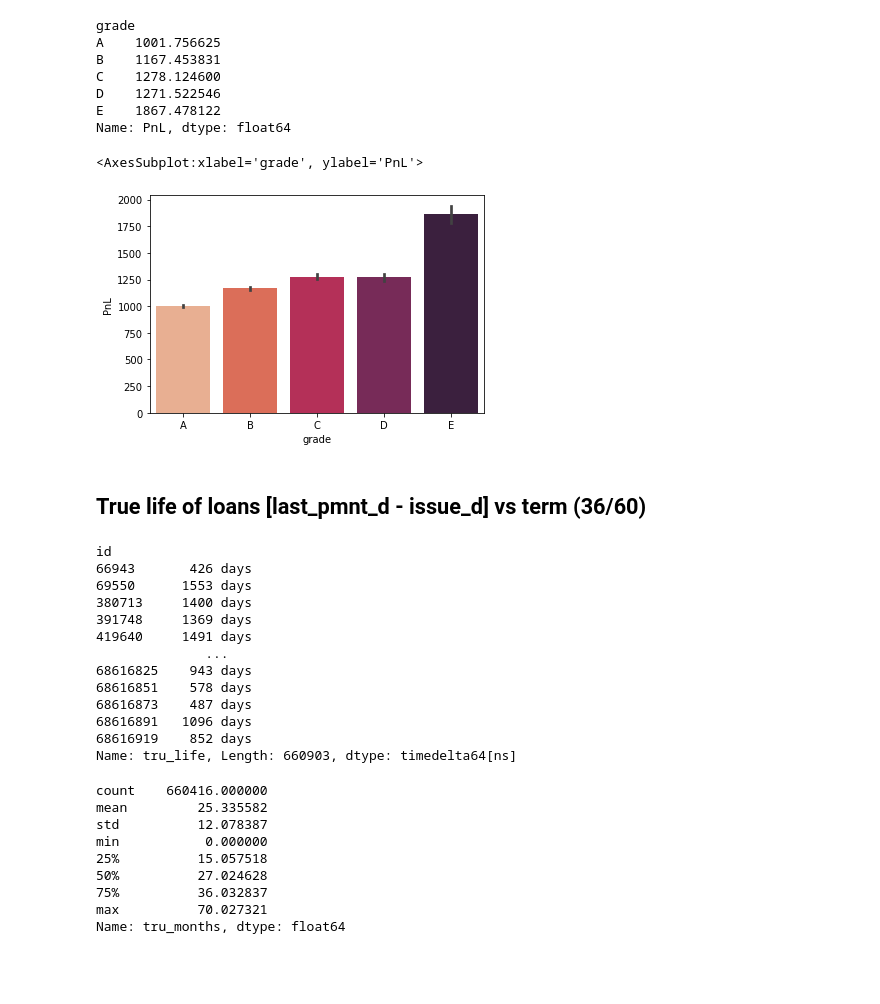
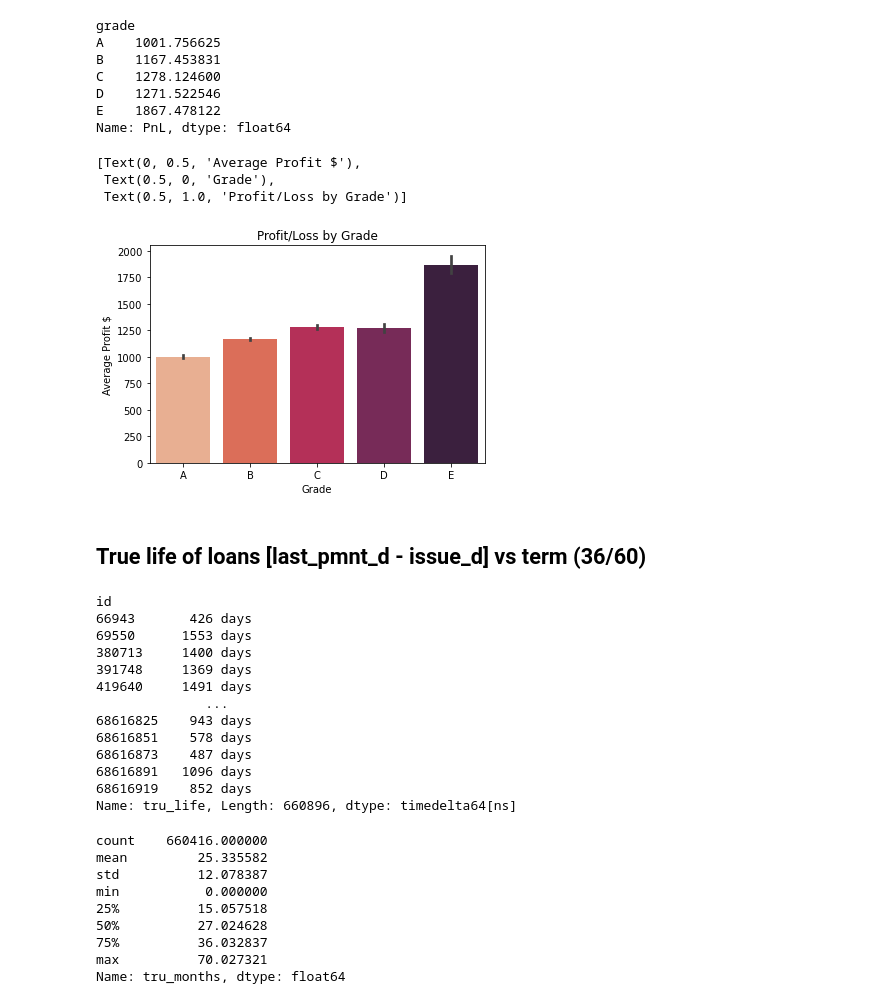
Before and after one commit to DPWasserman/lending-club, a Jupyter notebook: EDA/JJ_EDA_Visualization_collab (1).ipynb, the cells around one changed output. Drawn from its saved outputs; the diff is of its cells as text; code cells hidden in the pictures; blank space fills up the shorter version.

```diff
--- a/EDA/JJ_EDA_Visualization_collab (1).ipynb
+++ b/EDA/JJ_EDA_Visualization_collab (1).ipynb
@@ -10,5 +10,5 @@ from data_prep import get_lending_club_data, refine_features
 ### Import file
 # %%
 %%time
-approved = pd.read_parquet('approved.parquet')
+approved = pd.read_pickle('../data/approved.pickle')
 # %% [output]
@@ -633,10 +651,13 @@ E    1867.478122
 Name: PnL, dtype: float64
 # %%
 my_order = ['A','B','C','D','E']
-sns.barplot(y='PnL',x='grade',data=approved,order=my_order, palette='rocket_r')
+fig = sns.barplot(y='PnL',x='grade',data=approved,order=my_order, palette='rocket_r')
+fig.set(title = 'Profit/Loss by Grade', xlabel = 'Grade', ylabel = 'Average Profit $')
 # %% [output]
-<AxesSubplot:xlabel='grade', ylabel='PnL'>
+[Text(0, 0.5, 'Average Profit $'),
+ Text(0.5, 0, 'Grade'),
+ Text(0.5, 1.0, 'Profit/Loss by Grade')]
-[figure, old version]
+[figure, new version]
 # %% [markdown]
 ## True life of loans [last_pmnt_d - issue_d] vs term (36/60)
 # %%
@@ -656,7 +677,7 @@ id
 68616873    487 days
 68616891   1096 days
 68616919    852 days
-Name: tru_life, Length: 660903, dtype: timedelta64[ns]
+Name: tru_life, Length: 660896, dtype: timedelta64[ns]
 # %%
 approved['tru_months'] = approved['tru_life'].dt.days / 30.4167
 # %%
```
Also changed, not shown: parts of 21 cells of this notebook, 7 other files.
